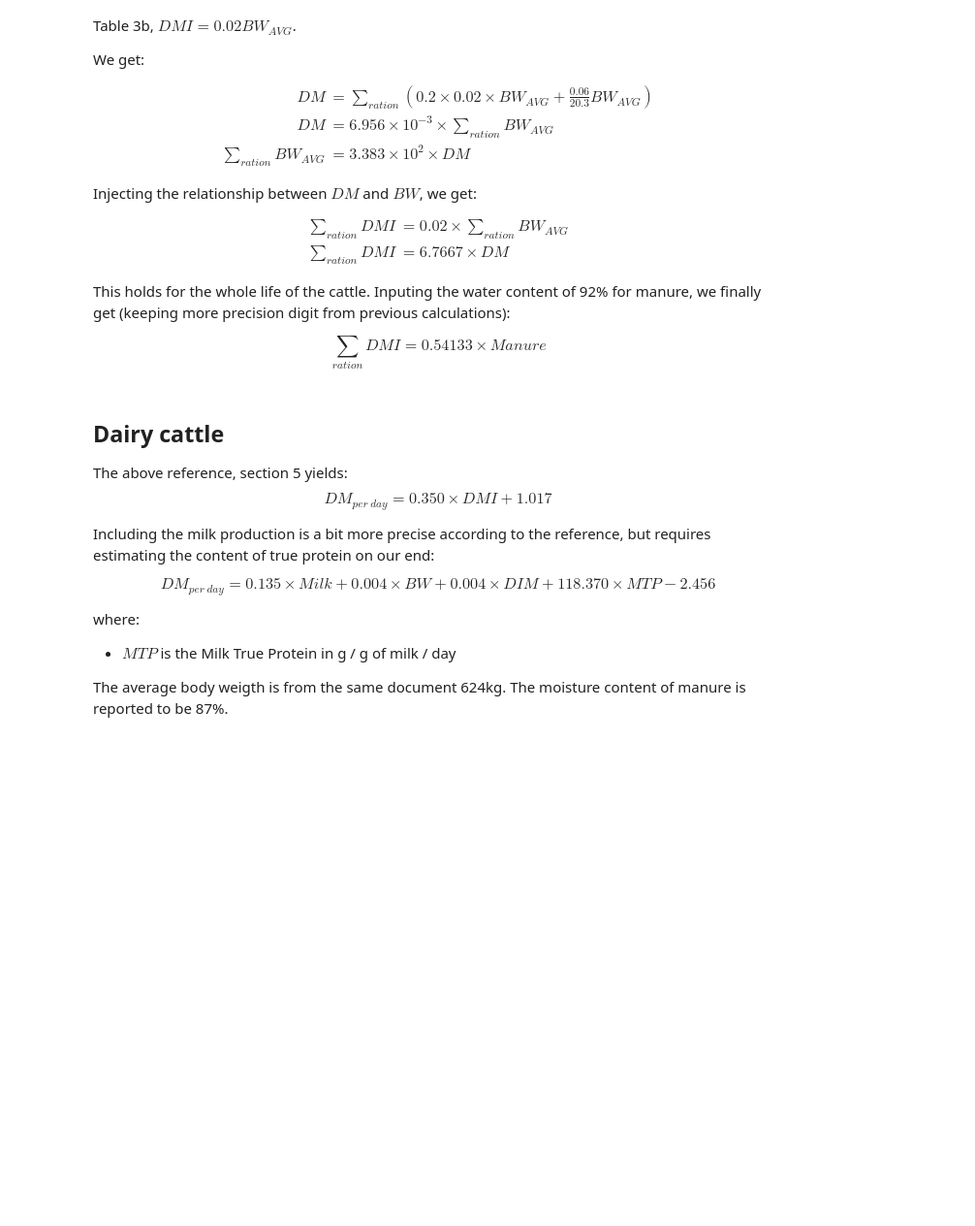
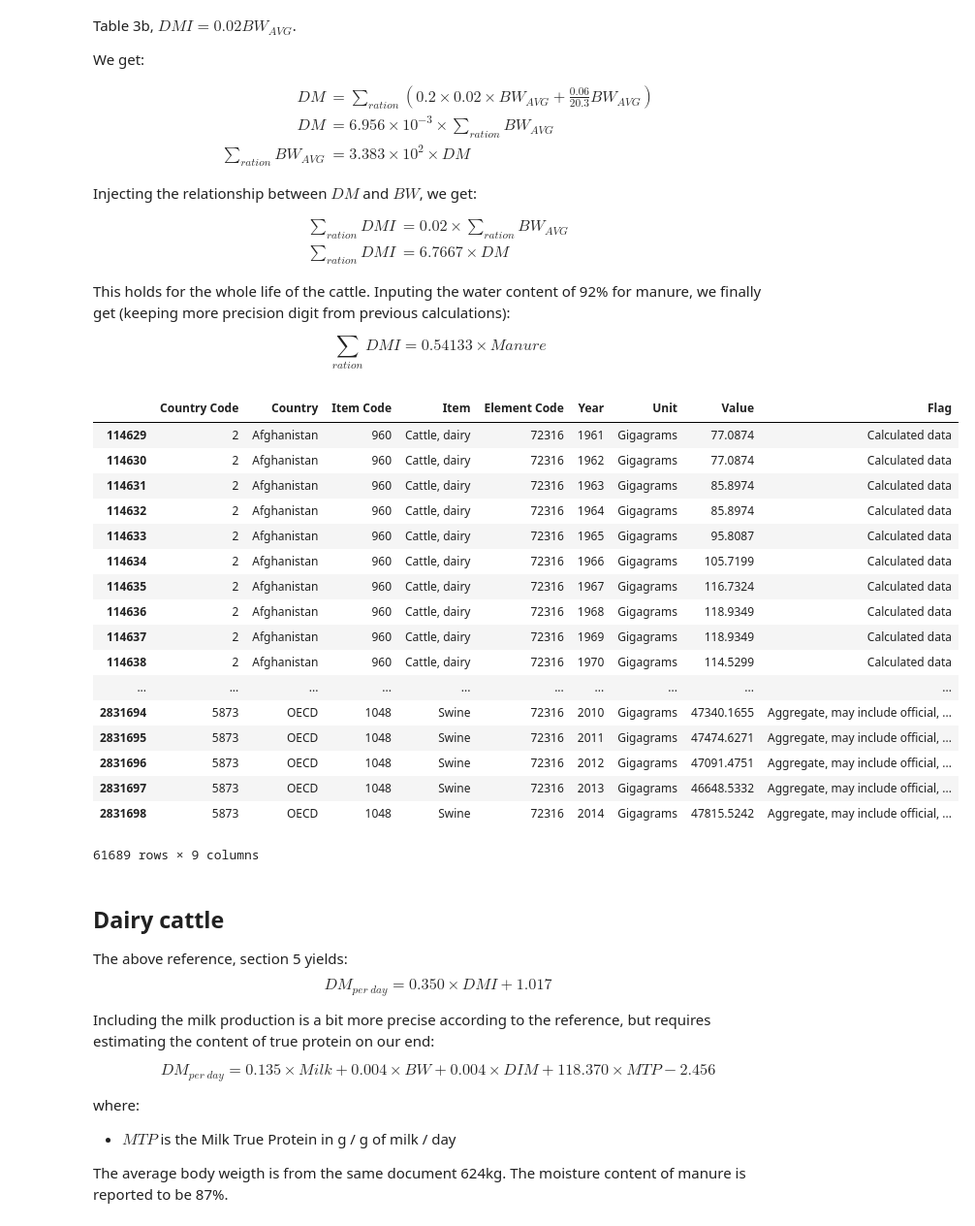
Before and after one commit to OthmanSefraoui/Data_story, a Jupyter notebook: milestone_2.ipynb, the cells around one changed output. Shown at 97% size. Drawn from its saved outputs; the diff is of its cells as text; code cells hidden in the pictures; blank space fills up the shorter version.

```diff
--- a/milestone_2.ipynb
+++ b/milestone_2.ipynb
@@ -1705,6 +1706,27 @@ This holds for the whole life of the cattle. Inputing the water content of 92% f
 $$
     \sum_{ration} \mathit{DMI} = 0.54133 \times \mathit{Manure}
 $$
+# %%
+dfs_emissions["manure_management"]
+# %% [output]
+|  | Country Code | Country | Item Code | Item | Element Code | Year | Unit | Value | Flag |
+| 114629 | 2 | Afghanistan | 960 | Cattle, dairy | 72316 | 1961 | Gigagrams | 77.0874 | Calculated data |
+| 114630 | 2 | Afghanistan | 960 | Cattle, dairy | 72316 | 1962 | Gigagrams | 77.0874 | Calculated data |
+| 114631 | 2 | Afghanistan | 960 | Cattle, dairy | 72316 | 1963 | Gigagrams | 85.8974 | Calculated data |
+| 114632 | 2 | Afghanistan | 960 | Cattle, dairy | 72316 | 1964 | Gigagrams | 85.8974 | Calculated data |
+| 114633 | 2 | Afghanistan | 960 | Cattle, dairy | 72316 | 1965 | Gigagrams | 95.8087 | Calculated data |
+| 114634 | 2 | Afghanistan | 960 | Cattle, dairy | 72316 | 1966 | Gigagrams | 105.7199 | Calculated data |
+| 114635 | 2 | Afghanistan | 960 | Cattle, dairy | 72316 | 1967 | Gigagrams | 116.7324 | Calculated data |
+| 114636 | 2 | Afghanistan | 960 | Cattle, dairy | 72316 | 1968 | Gigagrams | 118.9349 | Calculated data |
+| 114637 | 2 | Afghanistan | 960 | Cattle, dairy | 72316 | 1969 | Gigagrams | 118.9349 | Calculated data |
+| 114638 | 2 | Afghanistan | 960 | Cattle, dairy | 72316 | 1970 | Gigagrams | 114.5299 | Calculated data |
+| ... | ... | ... | ... | ... | ... | ... | ... | ... | ... |
+| 2831694 | 5873 | OECD | 1048 | Swine | 72316 | 2010 | Gigagrams | 47340.1655 | Aggregate, may include official, ... |
+| 2831695 | 5873 | OECD | 1048 | Swine | 72316 | 2011 | Gigagrams | 47474.6271 | Aggregate, may include official, ... |
+| 2831696 | 5873 | OECD | 1048 | Swine | 72316 | 2012 | Gigagrams | 47091.4751 | Aggregate, may include official, ... |
+| 2831697 | 5873 | OECD | 1048 | Swine | 72316 | 2013 | Gigagrams | 46648.5332 | Aggregate, may include official, ... |
+| 2831698 | 5873 | OECD | 1048 | Swine | 72316 | 2014 | Gigagrams | 47815.5242 | Aggregate, may include official, ... |
+61689 rows × 9 columns
 # %%
 def cattle_consumption_from_manure(manure):
     """
```
Also changed, not shown: parts of 10 cells of this notebook.
